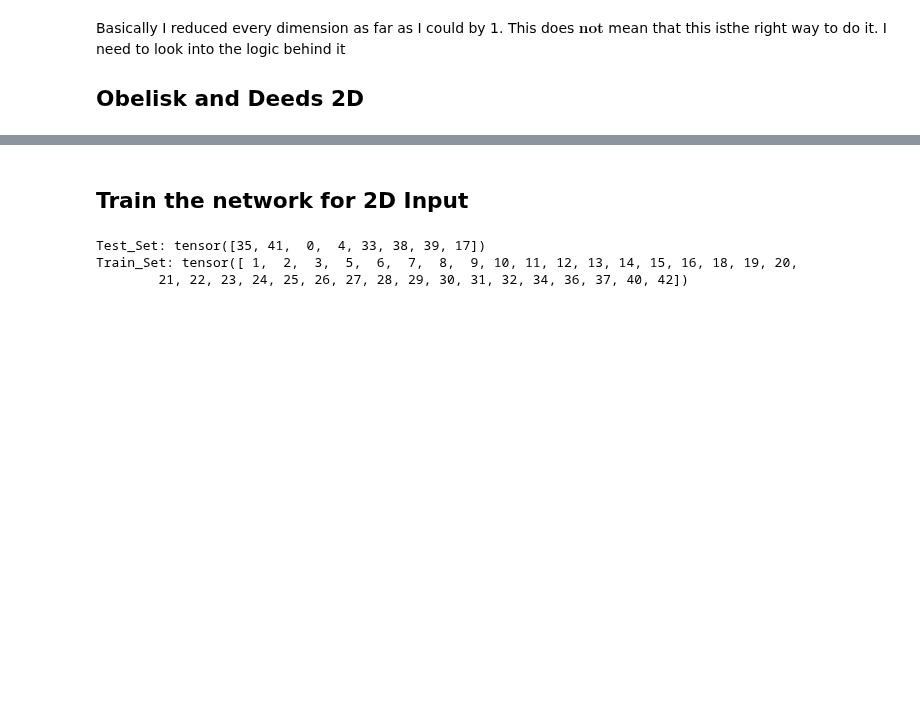
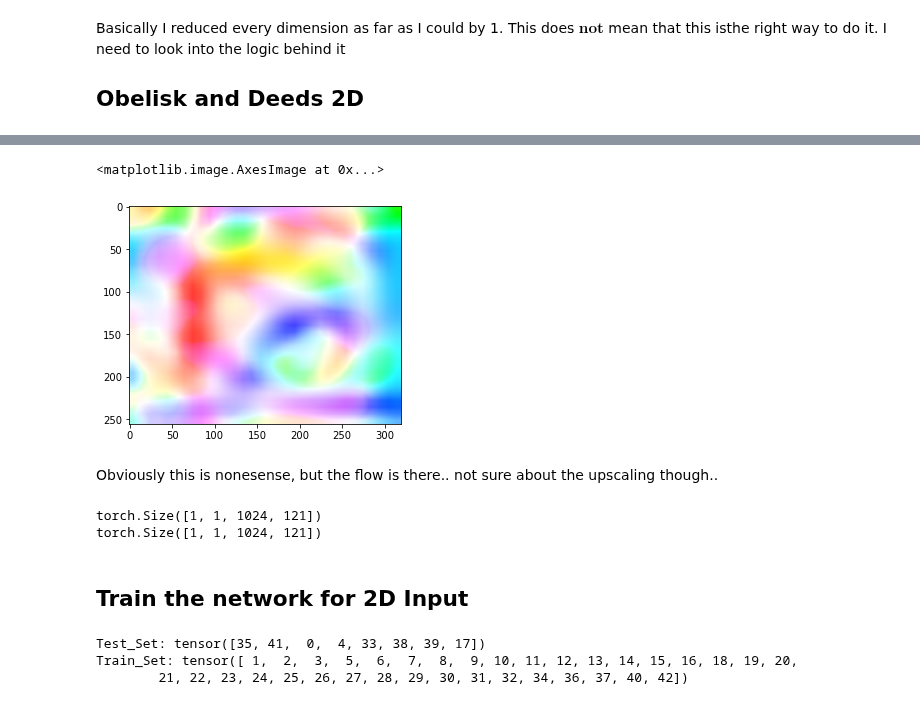
Before and after one commit to TillNicke/KD-for-optical-flow, a Jupyter notebook: PDDNet-Exploration.ipynb, the cells around one changed output, grey strips where cells are left out. Drawn from its saved outputs; the diff is of its cells as text; code cells hidden in the pictures; blank space fills up the shorter version.

```diff
--- a/PDDNet-Exploration.ipynb
+++ b/PDDNet-Exploration.ipynb
@@ -22,16 +20,20 @@ d,h,w = img.shape
 # %%
+h, w = img[0].shape
+
 o_m = h//3
 o_n = w//3
 #o_o = D//3
 #print('numel_o',o_m*o_n)
 ogrid_xy = F.affine_grid(torch.eye(2,3).unsqueeze(0),(1,1,o_m,o_n)).view(1,1,-1,2)
+print("ogrid_xy: ", ogrid_xy.shape)
 
-disp_range = 0.4#0.25
-displacement_width = 15#15#11#17
+disp_range = 0.25#0.25
+displacement_width = 11#15#11#17
 shift_xy = F.affine_grid(disp_range*torch.eye(2,3).unsqueeze(0),(1,1,displacement_width,displacement_width)).view(1,1,-1,2)
-print(shift_xy.shape)
+print("shift: ", shift_xy.shape)
 
 #_,_,H,W,D = img00.size()
 grid_size = 32#25#30
 grid_xy = F.affine_grid(torch.eye(2,3).unsqueeze(0),(1,1,grid_size,grid_size)).view(1,-1,1,2)
+print("grid: ", grid_xy.shape)
 # %% [output]
@@ -50,10 +49,10 @@ class OBELISK2d(nn.Module):
     def __init__(self):
 
         super(OBELISK2d, self).__init__()
-        channels = 16
+        channels = 14
         self.offsets = nn.Parameter(torch.randn(2,channels*2)*0.05)
         self.layer0 = nn.Conv2d(in_channels=1, out_channels=4, kernel_size=5, stride=2, bias=False, padding=2)
-        self.batch0 = nn.BatchNorm2d(1)
+        self.batch0 = nn.BatchNorm2d(4)
 
         self.layer1 = nn.Conv2d(channels*4, channels*4, 1, bias=False, groups=1)
         self.batch1 = nn.BatchNorm2d(channels*4)
@@ -64,9 +63,7 @@ class OBELISK2d(nn.Module):
 
     def forward(self, input_img):
         img_in = F.avg_pool2d(input_img,3,padding=1,stride=2)
-        img_in_l = self.layer0(img_in)
-        img_in_b = self.batch0(img_in_l)
-        img_in = F.relu(img_in_b)
+        img_in = F.relu(self.batch0(self.layer0(img_in)))
         #img_in = F.relu(self.batch0(self.layer0(img_in)))
         sampled = F.grid_sample(img_in,ogrid_xy + self.offsets[0,:].view(1,-1,1,2)).view(1,-1,o_m,o_n)
         sampled -= F.grid_sample(img_in,ogrid_xy + self.offsets[1,:].view(1,-1,1,2)).view(1,-1,o_m,o_n)
@@ -93,15 +90,20 @@ class deeds2d(nn.Module):
         #deeds correlation layer (slightly unrolled)
         deeds_cost = torch.zeros(1,grid_size**2,displacement_width, displacement_width)
 
+        #print(deeds_cost.shape)
         xy8 = grid_size**2
+        #i=1
+        #print(grid_xy[:,i*grid_size:(i+1)*grid_size,:,:].shape)
         for i in range(grid_size):
-            moving_unfold = F.grid_sample(feat50,grid_xy[:,i*xy8:(i+1)*xy8,:,:] + shift_xy,padding_mode='border')
-            fixed_grid = F.grid_sample(feat00,grid_xy[:,i*xy8:(i+1)*xy8,:,:])
-            deeds_cost[:,i*xy8:(i+1)*xy8,:,:] = self.alpha[1]+self.alpha[0]*torch.sum(torch.pow(fixed_grid-moving_unfold,2),1).view(1,-1,displacement_width,displacement_width)
+            moving_unfold = F.grid_sample(feat50, grid_xy[:,i*grid_size:(i+1)*grid_size,:,:] + shift_xy,padding_mode='border') # grid_xy[:,i*xy8:(i+1)*xy8,:,:]
+            fixed_grid = F.grid_sample(feat00, grid_xy[:,i*grid_size:(i+1)*grid_size,:,:]) # grid_xy[:,i*xy8:(i+1)*xy8,:,:]
+            deeds_cost[:,i*grid_size:(i+1)*grid_size,:,:] = self.alpha[1]+self.alpha[0]*torch.sum(torch.pow(fixed_grid-moving_unfold,2),1).view(1,-1,displacement_width,displacement_width)
+
 
         # remove mean (not really necessary)
         #deeds_cost = deeds_cost.view(-1,displacement_width**3) - deeds_cost.view(-1,displacement_width**3).mean(1,keepdim=True)[0]
-        deeds_cost = deeds_cost.view(1,-1,displacement_width,displacement_width)
+        #deeds_cost = deeds_cost.view(1,-1,displacement_width,displacement_width)
+        #print(deeds_cost.shape)
 
         # approximate min convolution / displacement compatibility
         cost = self.avg1(self.avg1(-self.max1(-self.pad1(deeds_cost))))
@@ -135,7 +137,9 @@ overall Params:  23339  +  6
 # %%
+image = img[0]
+segmen = seg[0].float()
 begin = time.time()
-output = net(image.reshape(1,h,w).to(torch.float32))
+output = net(image.reshape(1,h,w).unsqueeze(0).to(torch.float32))
 end = time.time()
 print(f"Total runtime of the Obelisk Net is {(end - begin)} for one image \nThat means {25*(end - begin)} for 25 images")
-#output.shape
+output.shape
 # %% [output]
@@ -153,3 +156,24 @@ torch.Size([1024, 225])
+# %%
+resized = cv2.resize(pred.reshape(grid_size,grid_size,2).detach().numpy(),(h,w))
+flow_img = flow2img(resized)
+# %%
+plt.imshow(flow_img)
+# %% [output]
+<matplotlib.image.AxesImage at 0x...>
+[figure, added]
+# %% [markdown]
+Obviously this is nonesense, but the flow is there.. not sure about the upscaling though..
+# %%
+# NOT SURE about this cell. If it does any good
+
+segmen_grid = F.grid_sample(segmen.unsqueeze(0).unsqueeze(0),grid_xy+shift_xy,padding_mode='border')
+print(segmen_grid.shape)
+print(cost_out.view(1,-1,grid_size**2,displacement_width**2).shape)
+warped = segmen_grid * cost_out.view(1,-1,grid_size**2,displacement_width**2)
+#warped_label = (F.grid_sample(segmen.unsqueeze(0).unsqueeze(0),grid_xy+shift_xy,padding_mode='border') *cost_out.view(1,-1,grid_size**2,displacement_width**2)).sum(3,keepdim=True)
+# %% [output]
+torch.Size([1, 1, 1024, 121])
+torch.Size([1, 1, 1024, 121])
 # %% [markdown]
 ## Train the network for 2D Input
 # %%
```
Also changed, not shown: parts of 20 cells of this notebook, 1 other file.
